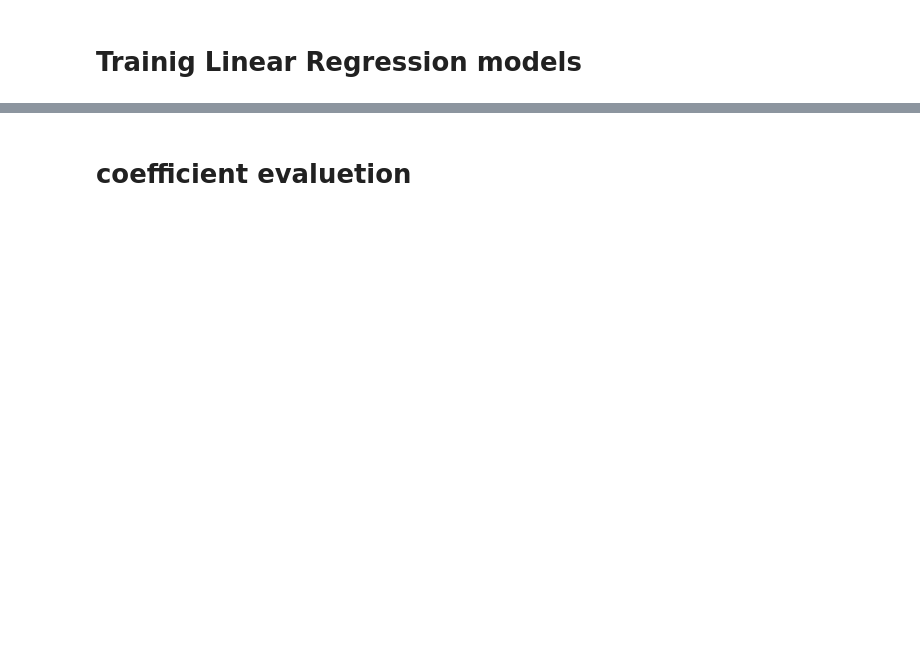
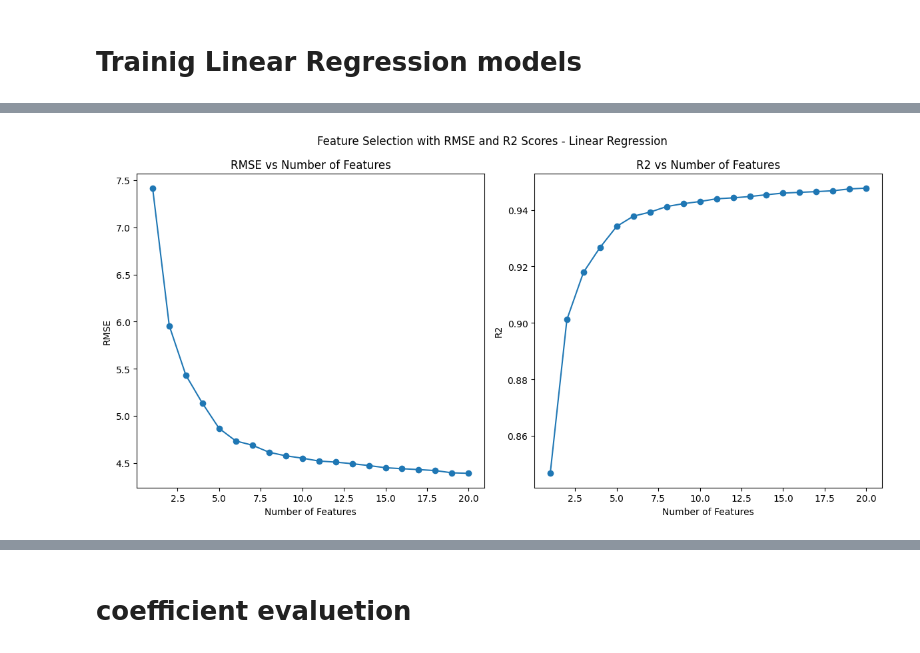
Before and after one commit to TrueMichato/sub-seasonal-cmip-analysis, a Jupyter notebook: src/ensemblineg_pipline.ipynb, the cells around one changed output, grey strips where cells are left out. Drawn from its saved outputs; the diff is of its cells as text; code cells hidden in the pictures; blank space fills up the shorter version.

```diff
--- a/src/ensemblineg_pipline.ipynb
+++ b/src/ensemblineg_pipline.ipynb
@@ -251,0 +316,3 @@ Polynomial Regression Intercept: -1.793773360681875e+41
+# %%
+def adjusted_r2(X, y, y_pred):
+    return 1 - (1-r2_score(y, y_pred)) * (len(y)-1)/(len(y)-X.shape[1]-1)
@@ -251,0 +372,13 @@ Polynomial Regression Intercept: -1.793773360681875e+41
+# %%
+naive_lr_model_precipitation = LinearRegression()
+
+naive_lr_model_precipitation.fit(x_precipitation_train, y_precipitation_train)
+
+y_precipitation_pred_naive_lr = naive_lr_model_precipitation.predict(x_precipitation_test)
+
+rmse_naive_lr_precipitation = root_mean_squared_error(y_precipitation_test, y_precipitation_pred_naive_lr)
+r2_naive_lr_precipitation = adjusted_r2(x_precipitation_test, y_precipitation_test, y_precipitation_pred_naive_lr)
+
+print(f"Naive Linear Regression Model - RMSE: {rmse_naive_lr_precipitation}, R2: {r2_naive_lr_precipitation}")
+
+results["Linear Regression Model"] = [rmse_naive_lr_precipitation, r2_naive_lr_precipitation, x_precipitation_test.shape[1]]
@@ -251,0 +389,3 @@ Polynomial Regression Intercept: -1.793773360681875e+41
+# %%
+sorted_features = sorted(model_SAL_ranks, key=model_SAL_ranks.get)
+sorted_features
@@ -251,0 +456,2 @@ Polynomial Regression Intercept: -1.793773360681875e+41
+# %%
+selected_features, rmse_scores, r2_scores = feature_selection(x_precipitation_train, y_precipitation_train, LinearRegression())
@@ -251,0 +476,20 @@ Polynomial Regression Intercept: -1.793773360681875e+41
+# %%
+plt.figure(figsize=(12, 6))
+plt.subplot(1, 2, 1)
+plt.plot(range(1, len(rmse_scores) + 1), rmse_scores, marker='o')
+plt.title('RMSE vs Number of Features')
+plt.xlabel('Number of Features')
+plt.ylabel('RMSE')
+
+plt.subplot(1, 2, 2)
+plt.plot(range(1, len(r2_scores) + 1), r2_scores, marker='o')
+plt.title('R2 vs Number of Features')
+plt.xlabel('Number of Features')
+plt.ylabel('R2')
+
+plt.suptitle('Feature Selection with RMSE and R2 Scores - Linear Regression')
+
+plt.tight_layout()
+plt.show()
+# %% [output]
+[figure, added]
```
Also changed, not shown: parts of 113 cells of this notebook, 1 other file.
